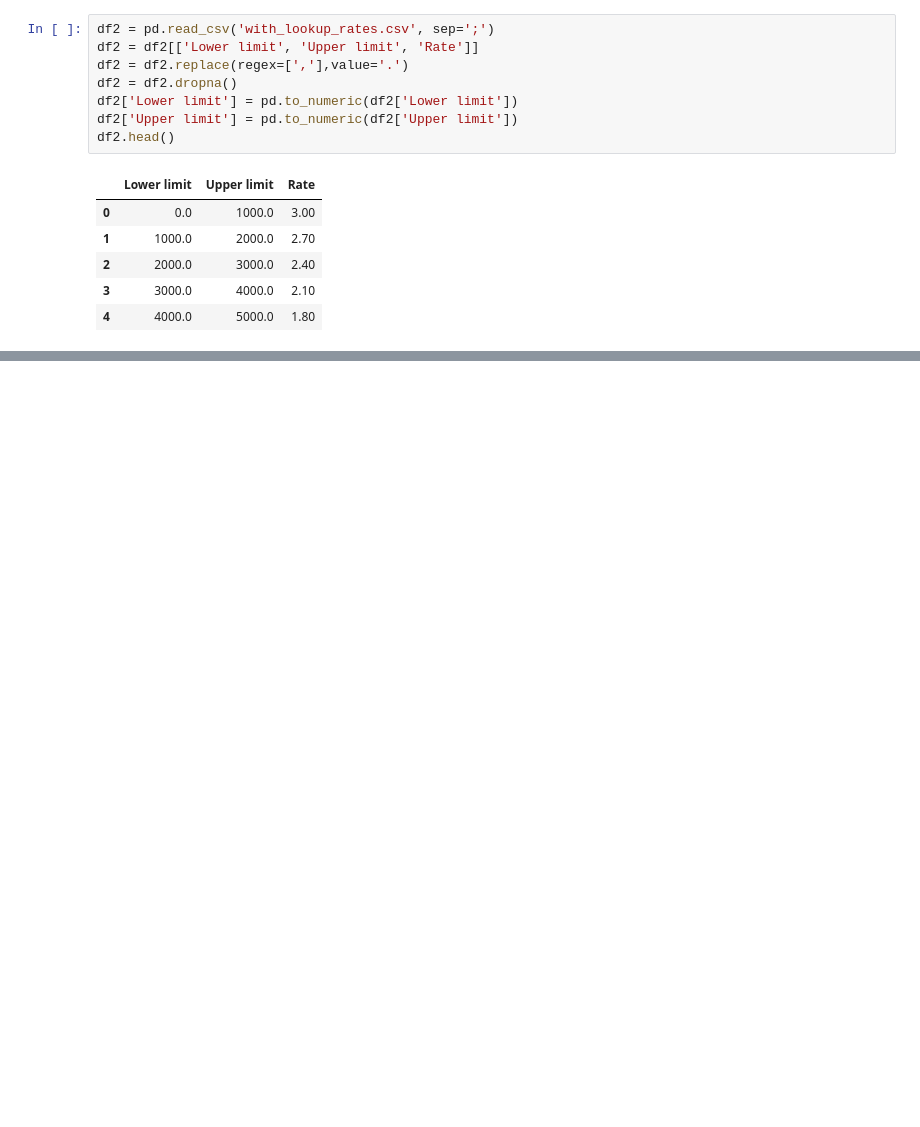
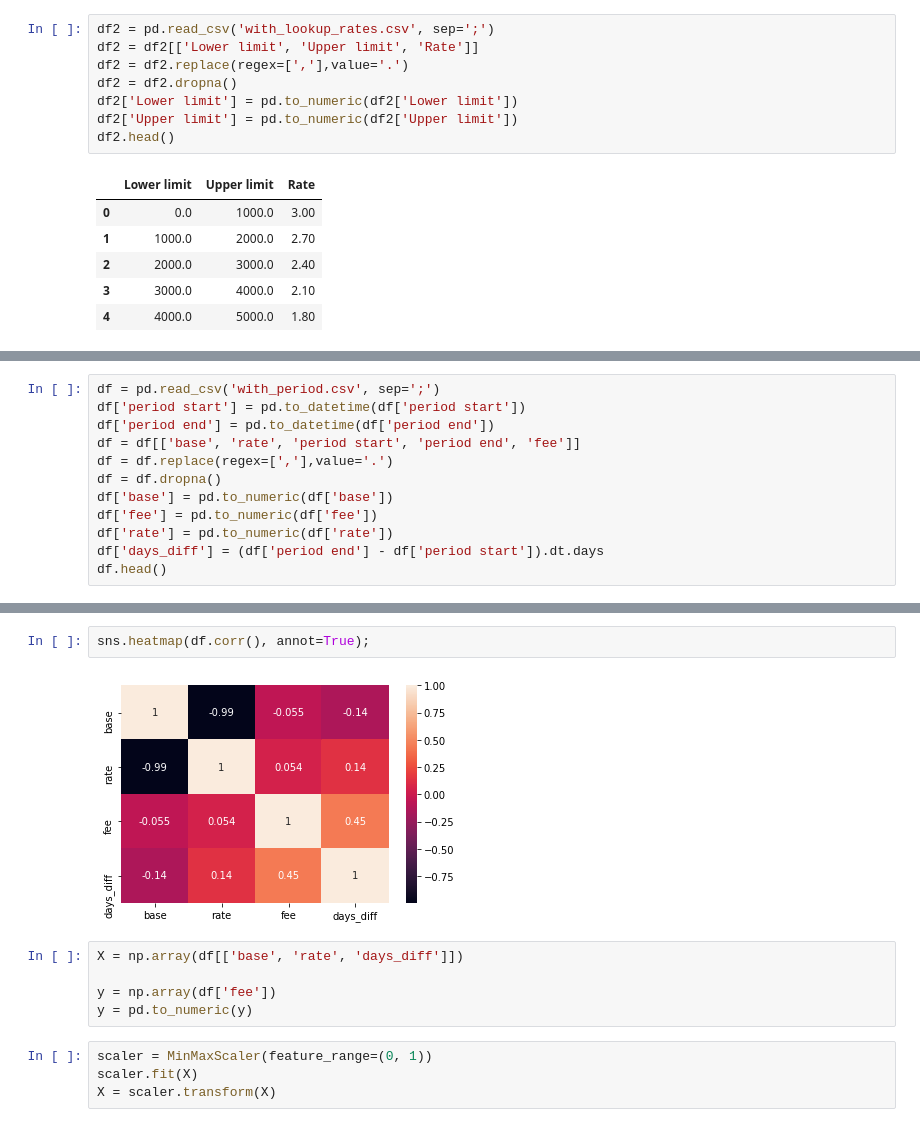
Before and after one commit to anjandash/octo-plus, a Jupyter notebook: polynomial.ipynb, the cells around one changed output, grey strips where cells are left out. Saved outputs shown, nothing was run; the diff lists cells and outputs as text; blank space fills up the shorter version.

```diff
--- a/polynomial.ipynb
+++ b/polynomial.ipynb
@@ -270,0 +358,12 @@ df2.head()
+# %%
+df = pd.read_csv('with_period.csv', sep=';')
+df['period start'] = pd.to_datetime(df['period start'])
+df['period end'] = pd.to_datetime(df['period end'])
+df = df[['base', 'rate', 'period start', 'period end', 'fee']]
+df = df.replace(regex=[','],value='.')
+df = df.dropna()
+df['base'] = pd.to_numeric(df['base'])
+df['fee'] = pd.to_numeric(df['fee'])
+df['rate'] = pd.to_numeric(df['rate'])
+df['days_diff'] = (df['period end'] - df['period start']).dt.days
+df.head()
@@ -270,0 +377,13 @@ df2.head()
+# %%
+sns.heatmap(df.corr(), annot=True);
+# %% [output]
+[figure, added]
+# %%
+X = np.array(df[['base', 'rate', 'days_diff']])
+
+y = np.array(df['fee'])
+y = pd.to_numeric(y)
+# %%
+scaler = MinMaxScaler(feature_range=(0, 1))
+scaler.fit(X)
+X = scaler.transform(X)
```
Also changed, not shown: parts of 15 cells of this notebook.
